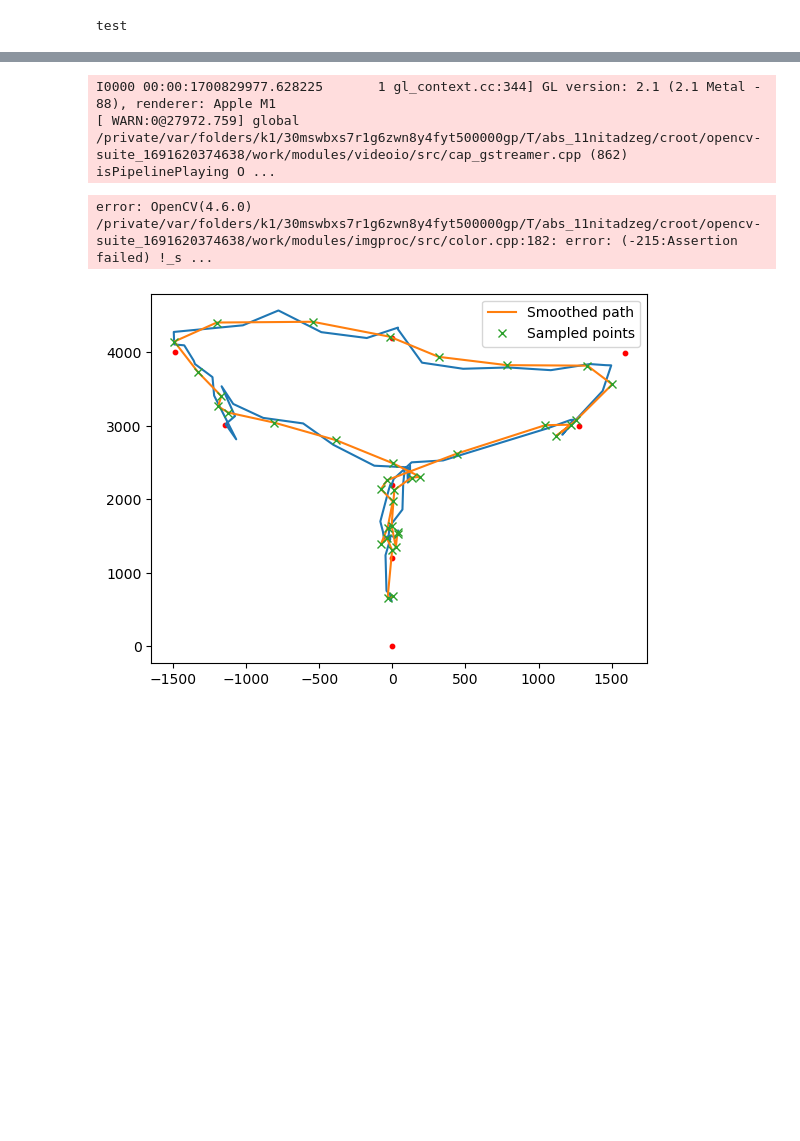
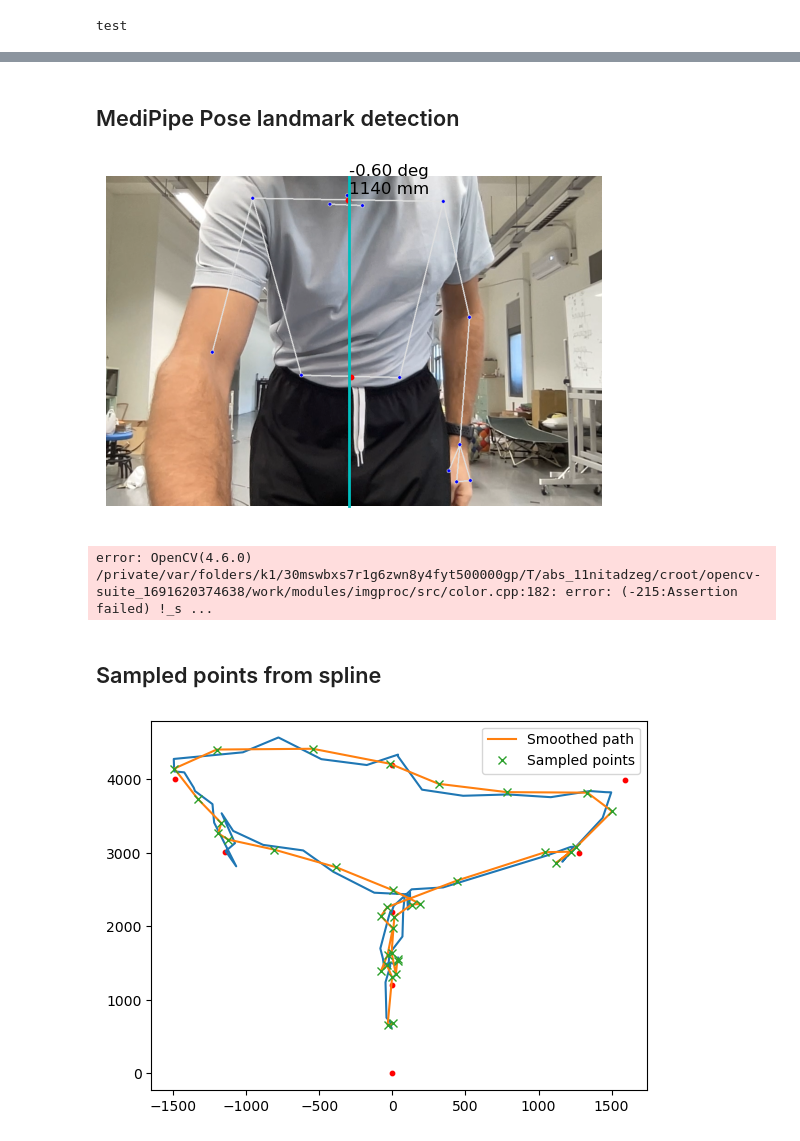
Before and after one commit to comtois-etienne/CSIE5047_Smart_Luggage, a Jupyter notebook: notebook.ipynb, the cells around one changed output, grey strips where cells are left out. Saved outputs shown, nothing was run; the diff lists cells and outputs as text; code cells hidden in the pictures; blank space fills up the shorter version.

```diff
--- a/notebook.ipynb
+++ b/notebook.ipynb
@@ -304,3 +368,5 @@ vid.release()  # Release the camera resource if break
+# %% [markdown]
+## MediPipe Pose landmark detection
 # %%
 def get_torso_properties(results, frame):
     left_shoulder = results.pose_landmarks.landmark[mp_pose.PoseLandmark.LEFT_SHOULDER]
@@ -322,7 +388,7 @@ def get_torso_properties(results, frame):
     return torso_pixel_height, shoulder_pixel_width, shoulder_point, hip_point
 
 
-yolo_model = YOLO('yolov8s.pt')
+# yolo_model = YOLO('yolov8s.pt')
 
 
 try:
@@ -348,7 +414,7 @@ try:
         # plt.pause(0.15)
 
         results = pose.process(frame)
-        objs = get_objs(yolo_model(frame, verbose=False))
+        # objs = get_objs(yolo_model(frame, verbose=False))
 
         if results.pose_landmarks is not None:
             mp_drawing = mp.solutions.drawing_utils
@@ -375,38 +441,41 @@ try:
                 distance = distance_queue.queue[index]
             else:
                 distance = sorted_queue[round(len(sorted_queue) / 2)]
                 distance = distance_queue.queue[-1]
 
             distance = int(distance // 10 * 10)
 
-            print(f'{distance} mm')
-            print(f'{angle} deg')
+            # print(f'{distance} mm')
+            # print(f'{angle} deg')
 
         clear_output(wait=True)
         fig, ax = plt.subplots()
         ax.imshow(frame)
         if results.pose_landmarks is not None:
             ax.scatter(shoulder_point.x, shoulder_point.y, c='r', s=10)
             ax.scatter(hip_point.x, hip_point.y, c='r', s=10)
             ax.plot([middle_point.x, middle_point.x], [0, frame.shape[0]], color='c', linewidth=2)
+            ax.text(middle_point.x, 0, f'{angle:.2f} deg', color='k', fontsize=12)
+            ax.text(middle_point.x, 40, f'{distance} mm', color='k', fontsize=12)
         plt.axis('off')
         plt.show()
 
         pd.DataFrame({
             't': [round(time.time(), 3)],
             'a': [angle],
             'd': [distance]
         }).to_csv('var.csv', index=False, mode='a', header=False)
 
 
 except KeyboardInterrupt:
     vid.release()  # Release the camera resource
 
 vid.release()  # Release the camera resource if break
 # %% [output]
+[figure, added]
-I0000 00:00:1700829977.628225       1 gl_context.cc:344] GL version: 2.1 (2.1 Metal - 88), renderer: Apple M1
-[ WARN:0@27972.759] global /private/var/folders/k1/30mswbxs7r1g6zwn8y4fyt500000gp/T/abs_11nitadzeg/croot/opencv-suite_1691620374638/work/modules/videoio/src/cap_gstreamer.cpp (862) isPipelinePlaying O ...
+error: OpenCV(4.6.0) /private/var/folders/k1/30mswbxs7r1g6zwn8y4fyt500000gp/T/abs_11nitadzeg/croot/opencv-suite_1691620374638/work/modules/imgproc/src/color.cpp:182: error: (-215:Assertion failed) !_s ...
-error: OpenCV(4.6.0) /private/var/folders/k1/30mswbxs7r1g6zwn8y4fyt500000gp/T/abs_11nitadzeg/croot/opencv-suite_1691620374638/work/modules/imgproc/src/color.cpp:182: error: (-215:Assertion failed) !_s ...
+# %% [markdown]
+## Sampled points from spline
 # %%
 from scipy import interpolate
 from scipy.interpolate import splrep, BSpline, splprep
```
Also changed, not shown: parts of 11 cells of this notebook.
